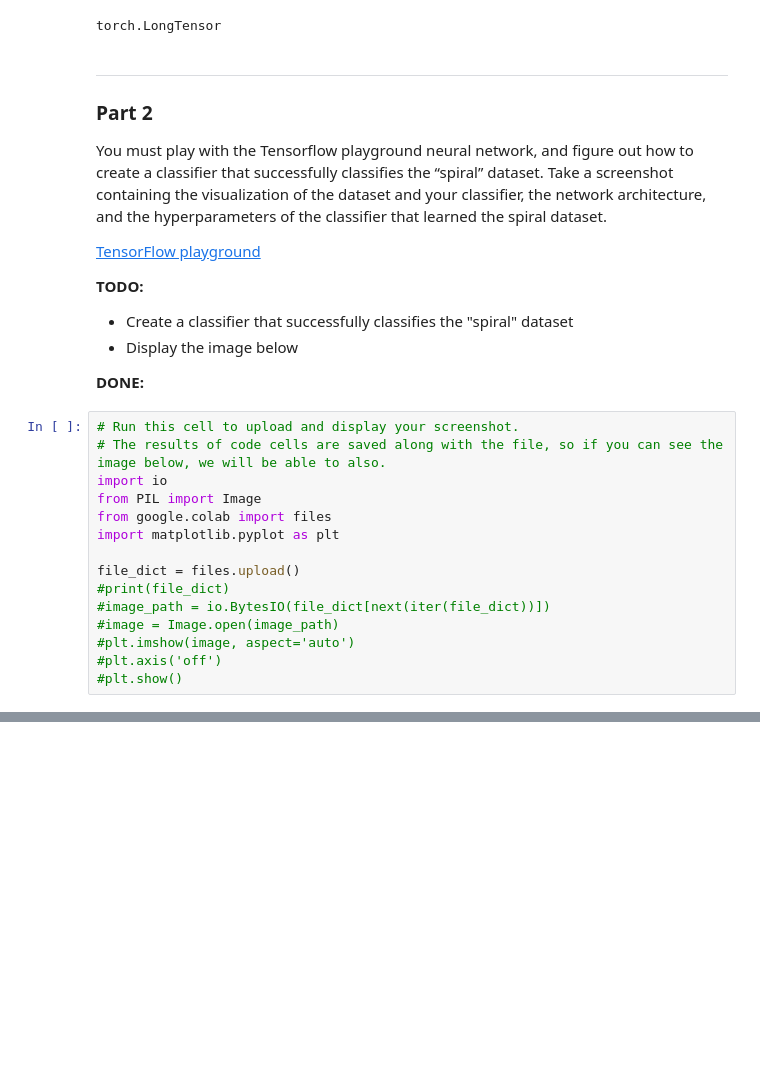
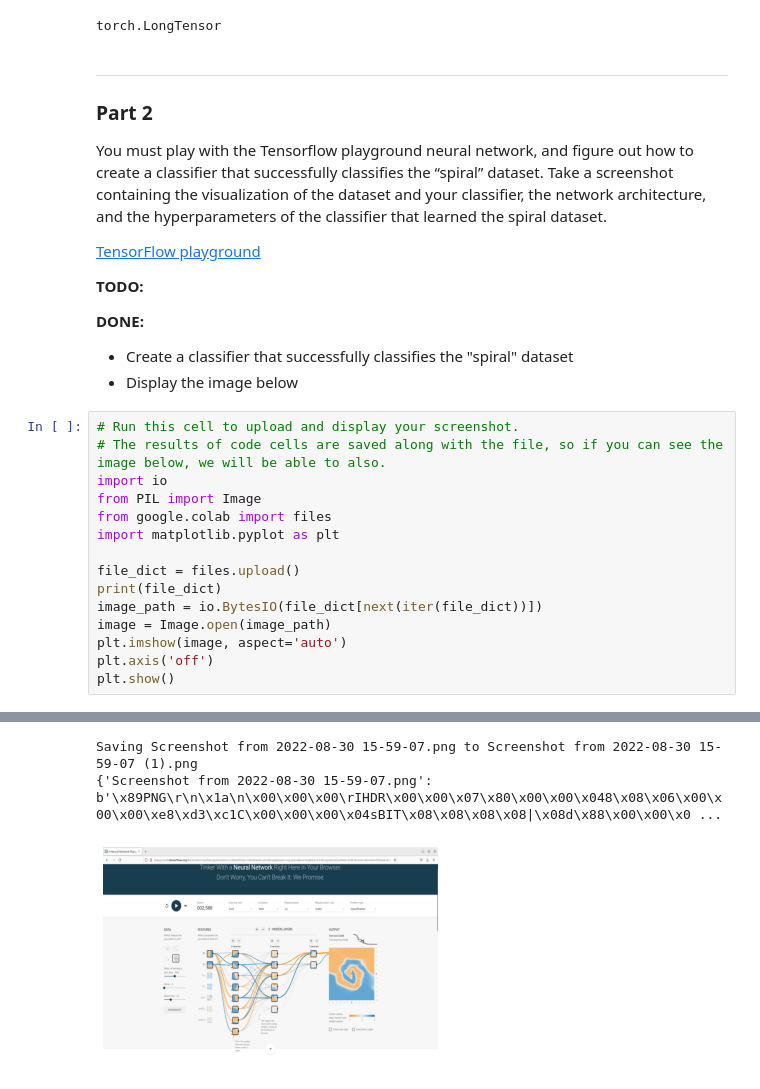
Before and after one commit to joseph-buck/cs474, a Jupyter notebook: lab-notebooks/DL_Lab1_work.ipynb, the cells around one changed output, grey strips where cells are left out. Drawn from its saved outputs; the diff is of its cells as text; blank space fills up the shorter version.

Commit message:
Uploaded the image

```diff
--- a/lab-notebooks/DL_Lab1_work.ipynb
+++ b/lab-notebooks/DL_Lab1_work.ipynb
@@ -242,10 +242,10 @@ You must play with the Tensorflow playground neural network, and figure out how
 [TensorFlow playground](http://playground.tensorflow.org/)
 
 **TODO:**
+
+**DONE:**
 * Create a classifier that successfully classifies the "spiral" dataset
 * Display the image below
-
-**DONE:**
 # %%
 # Run this cell to upload and display your screenshot.
 # The results of code cells are saved along with the file, so if you can see the image below, we will be able to also.
@@ -255,9 +255,10 @@ from google.colab import files
 import matplotlib.pyplot as plt
 
 file_dict = files.upload()
-#print(file_dict)
-#image_path = io.BytesIO(file_dict[next(iter(file_dict))])
-#image = Image.open(image_path)
-#plt.imshow(image, aspect='auto')
-#plt.axis('off')
-#plt.show()
+print(file_dict)
+image_path = io.BytesIO(file_dict[next(iter(file_dict))])
+image = Image.open(image_path)
+plt.imshow(image, aspect='auto')
+plt.axis('off')
+plt.show()
+# %% [output]
@@ -263,0 +266,3 @@ file_dict = files.upload()
+Saving Screenshot from 2022-08-30 15-59-07.png to Screenshot from 2022-08-30 15-59-07 (1).png
+{'Screenshot from 2022-08-30 15-59-07.png': b'\x89PNG\r\n\x1a\n\x00\x00\x00\rIHDR\x00\x00\x07\x80\x00\x00\x048\x08\x06\x00\x00\x00\xe8\xd3\xc1C\x00\x00\x00\x04sBIT\x08\x08\x08\x08|\x08d\x88\x00\x00\x0 ...
+[figure, added]
```
Also changed, not shown: parts of 1 cell of this notebook.
